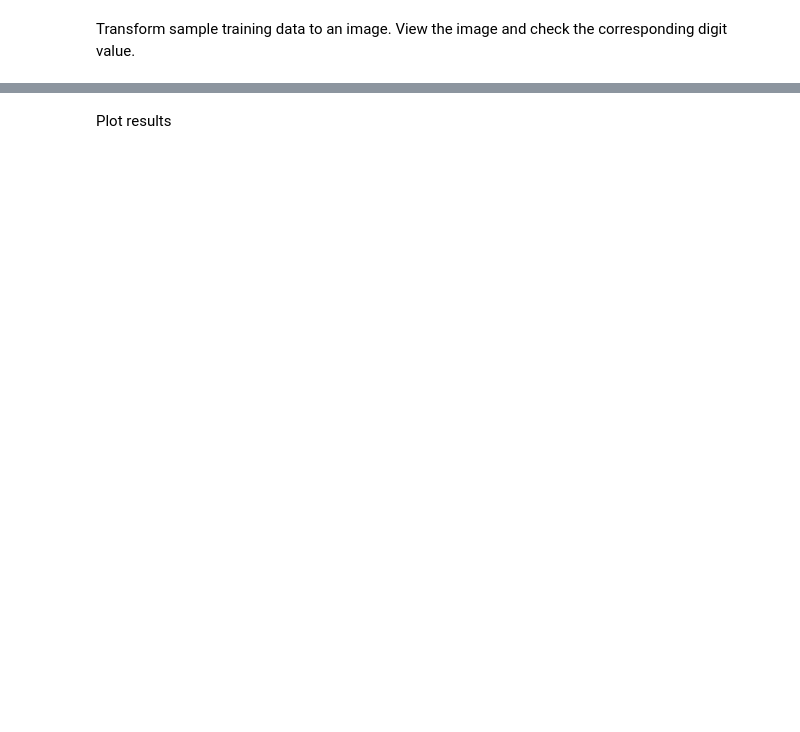
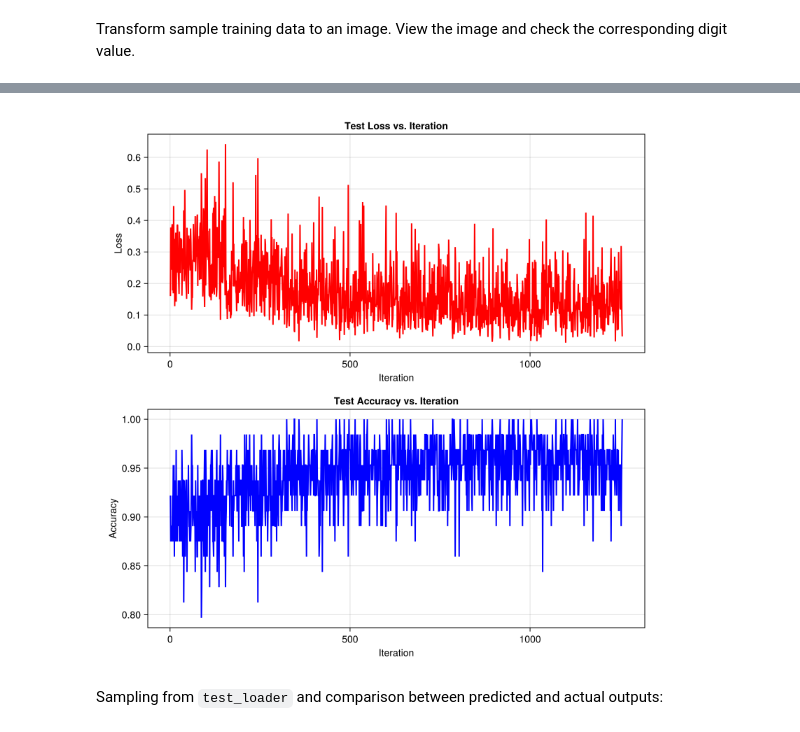
Before and after one commit to a-mhamdi/jlai, a Jupyter notebook: Codes/Julia/Part-3/cnn/cnn.ipynb, the cells around one changed output, grey strips where cells are left out. Saved outputs shown, nothing was run; the diff lists cells and outputs as text; code cells hidden in the pictures; blank space fills up the shorter version.

Commit message:
Updated using Colab

```diff
--- a/Codes/Julia/Part-3/cnn/cnn.ipynb
+++ b/Codes/Julia/Part-3/cnn/cnn.ipynb
@@ -14,16 +32,16 @@ versioninfo()
 # %%
-pkgs = """ \
-[deps]
+pkgs = """[deps]
 BSON = "fbb218c0-5317-5bc6-957e-2ee96dd4b1f0"
 CUDA = "052768ef-5323-5732-b1bb-66c8b64840ba"
+CairoMakie = "13f3f980-e62b-5c42-98c6-ff1f3baf88f0"
 Flux = "587475ba-b771-5e3f-ad9e-33799f191a9c"
 ImageInTerminal = "d8c32880-2388-543b-8c61-d9f865259254"
+ImageShow = "4e3cecfd-b093-5904-9786-8bbb286a6a31"
 JLD2 = "033835bb-8acc-5ee8-8aae-3f567f8a3819"
 MLDatasets = "eb30cadb-4394-5ae3-aed4-317e484a6458"
 Markdown = "d6f4376e-aef5-505a-96c1-9c027394607a"
 ProgressMeter = "92933f4c-e287-5a05-a399-4b506db050ca"
 Statistics = "10745b16-79ce-11e8-11f9-7d13ad32a3b2"
-WGLMakie = "276b4fcb-3e11-5398-bf8b-a0c2d153d008"
 cuDNN = "02a925ec-e4fe-4b08-9a7e-0d78e3d38ccd"
 """
 
@@ -114,7 +264,7 @@ function train(; kws...)
     # Define the accuracy metric
     acc(α, β) = mean(onecold(α) .== onecold(β))
     # Optimizer
-    optim_state = Flux.setup(Adam(args.η), model);
+    optim_state = Flux.setup(Adam(args.η), lenet5);
 
     vec_loss = []
     vec_acc = []
@@ -124,23 +274,23 @@ function train(; kws...)
         @info "TRAINING"
         prg_train = Progress(length(train_loader))
         for (X, y) in train_loader
-            loss, grads = Flux.withgradient(model) do m
+            loss, grads = Flux.withgradient(lenet5) do m
                 ŷ = m(X);
                 l(ŷ, y);
             end
-            Flux.update!(optim_state, model, grads[1]); # Upd `W` and `b`
+            Flux.update!(optim_state, lenet5, grads[1]); # Upd `W` and `b`
             # Show progress meter
             next!(prg_train, showvalues=[(:loss, loss)])
         end
         @info "TESTING"
         prg_test = Progress(length(test_loader))
         for (X, y) in test_loader
-            ŷ = model(X);
+            ŷ = lenet5(X);
             push!(vec_loss, l(ŷ, y));  # log `loss` value -> `vec_loss` vector
             push!(vec_acc, acc(ŷ, y)); # log `accuracy` value -> `vec_acc` vector
           	# Show progress meter
             next!(prg_test, showvalues=[(:loss, vec_loss[end]), (:accuracy, vec_acc[end])])
         end
     end
-    return vec_loss, vec_acc
+    vec_loss, vec_acc
 end
@@ -149,28 +308,30 @@ vec_loss, vec_acc = train()
-# %% [markdown]
-Plot results
 # %%
-# Load the package
-using WGLMakie
+using CairoMakie
 
-# Create the plot
-fig = Figure(size = (800, 400))
+fig = Figure(size = (800, 800))
 ax1 = Axis(
     fig[1, 1],
     xlabel = "Iteration",
+    ylabel = "Loss",
     title = "Test Loss vs. Iteration"
 )
 ax2 = Axis(
     fig[2, 1],
     xlabel = "Iteration",
+    ylabel = "Accuracy",
     title = "Test Accuracy vs. Iteration"
 )
 
 # Plot the `vec_loss`
 lines!(ax1, vec_loss, color = :red, linewidth = 2)
 
 # Plot the `acc_loss`
-lines!(ax2, acc_loss, color = :blue, linewidth = 2)
+lines!(ax2, vec_acc, color = :blue, linewidth = 2)
 
 # Display the figure
 fig
+# %% [output]
+[figure, added]
+# %% [markdown]
+Sampling from `test_loader` and comparison between predicted and actual outputs:
 # %%
```
Also changed, not shown: parts of 45 cells of this notebook.
